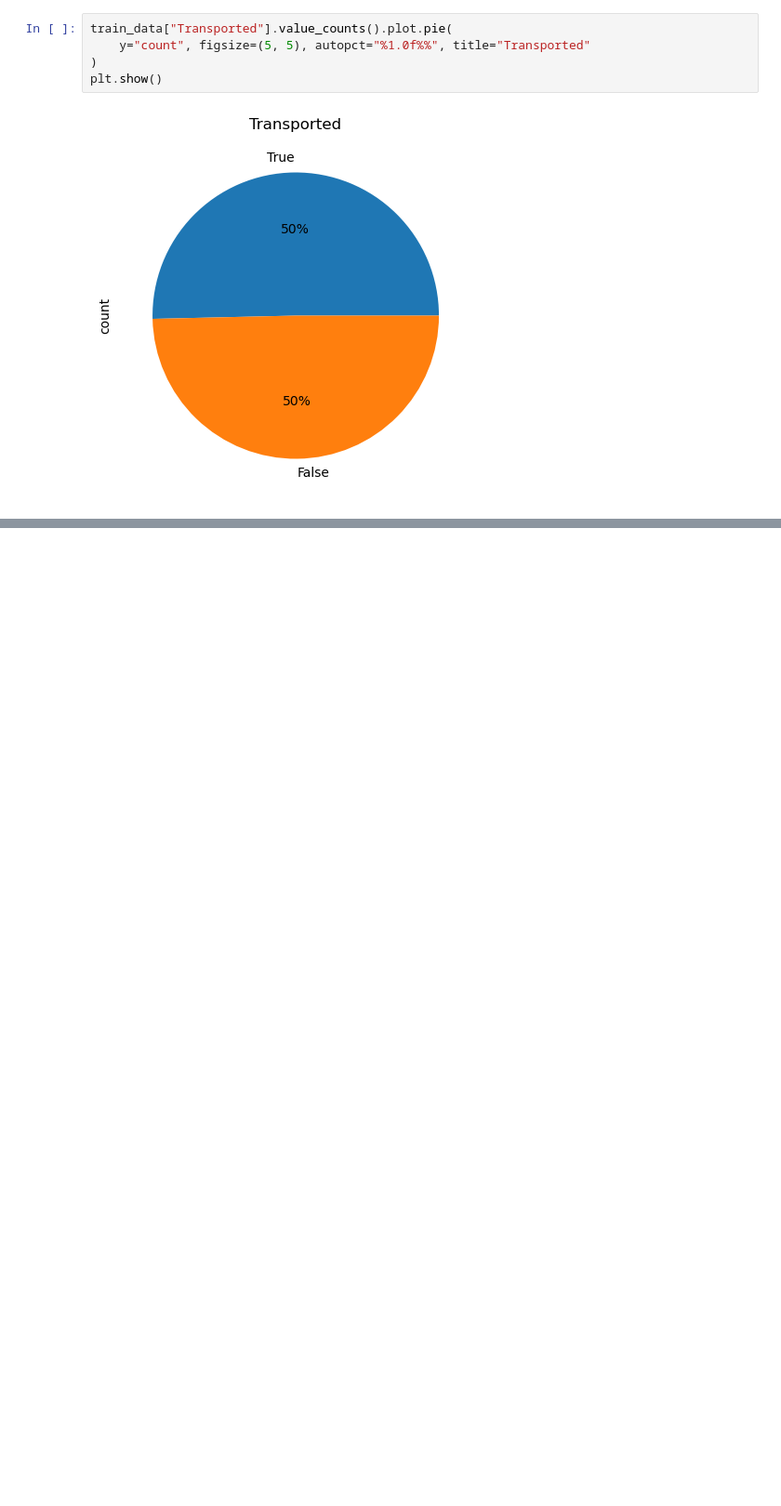
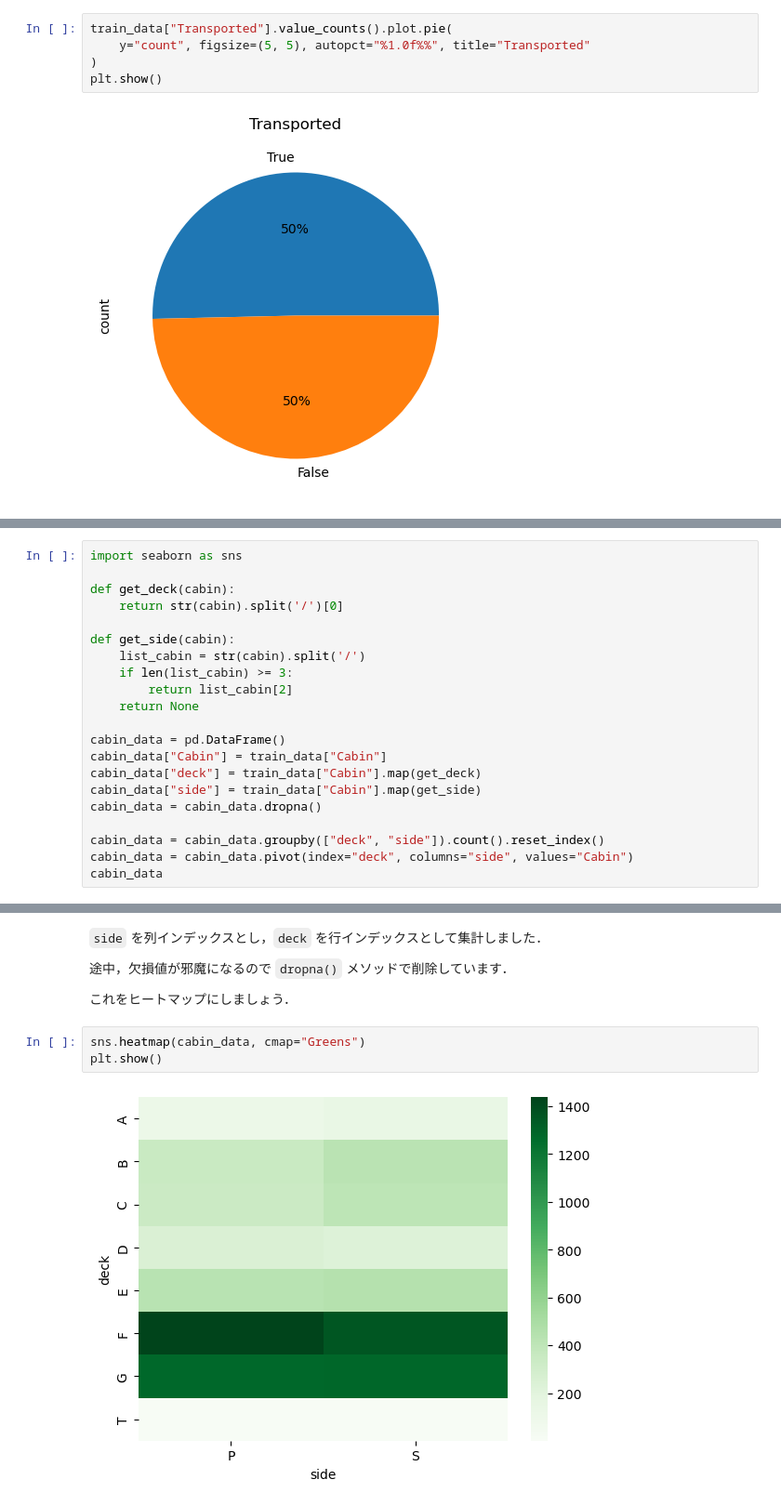
Before and after one commit to Seasawher/spaceship-titanic, a Jupyter notebook: book/visualize.ipynb, the cells around one changed output, grey strips where cells are left out. Shown: that part at 93% size. Drawn from its saved outputs; the diff is of its cells as text; blank space fills up the shorter version.

```diff
--- a/book/visualize.ipynb
+++ b/book/visualize.ipynb
@@ -217,0 +230,21 @@ plt.show()
+# %%
+import seaborn as sns
+
+def get_deck(cabin):
+    return str(cabin).split('/')[0]
+
+def get_side(cabin):
+    list_cabin = str(cabin).split('/')
+    if len(list_cabin) >= 3:
+        return list_cabin[2]
+    return None
+
+cabin_data = pd.DataFrame()
+cabin_data["Cabin"] = train_data["Cabin"]
+cabin_data["deck"] = train_data["Cabin"].map(get_deck)
+cabin_data["side"] = train_data["Cabin"].map(get_side)
+cabin_data = cabin_data.dropna()
+
+cabin_data = cabin_data.groupby(["deck", "side"]).count().reset_index()
+cabin_data = cabin_data.pivot(index="deck", columns="side", values="Cabin")
+cabin_data
@@ -217,0 +262,11 @@ plt.show()
+# %% [markdown]
+`side` を列インデックスとし，`deck` を行インデックスとして集計しました．
+
+途中，欠損値が邪魔になるので `dropna()` メソッドで削除しています．
+
+これをヒートマップにしましょう．
+# %%
+sns.heatmap(cabin_data, cmap="Greens")
+plt.show()
+# %% [output]
+[figure, added]
```
Also changed, not shown: parts of 10 cells of this notebook, 1 other file.
